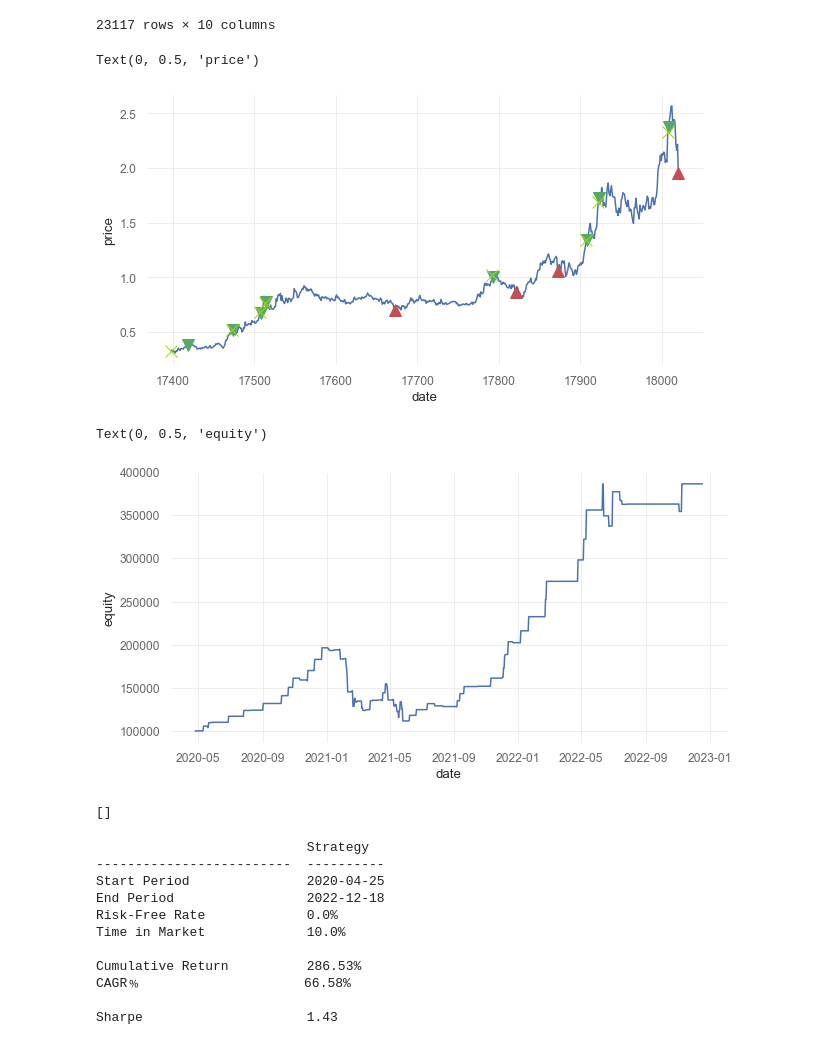
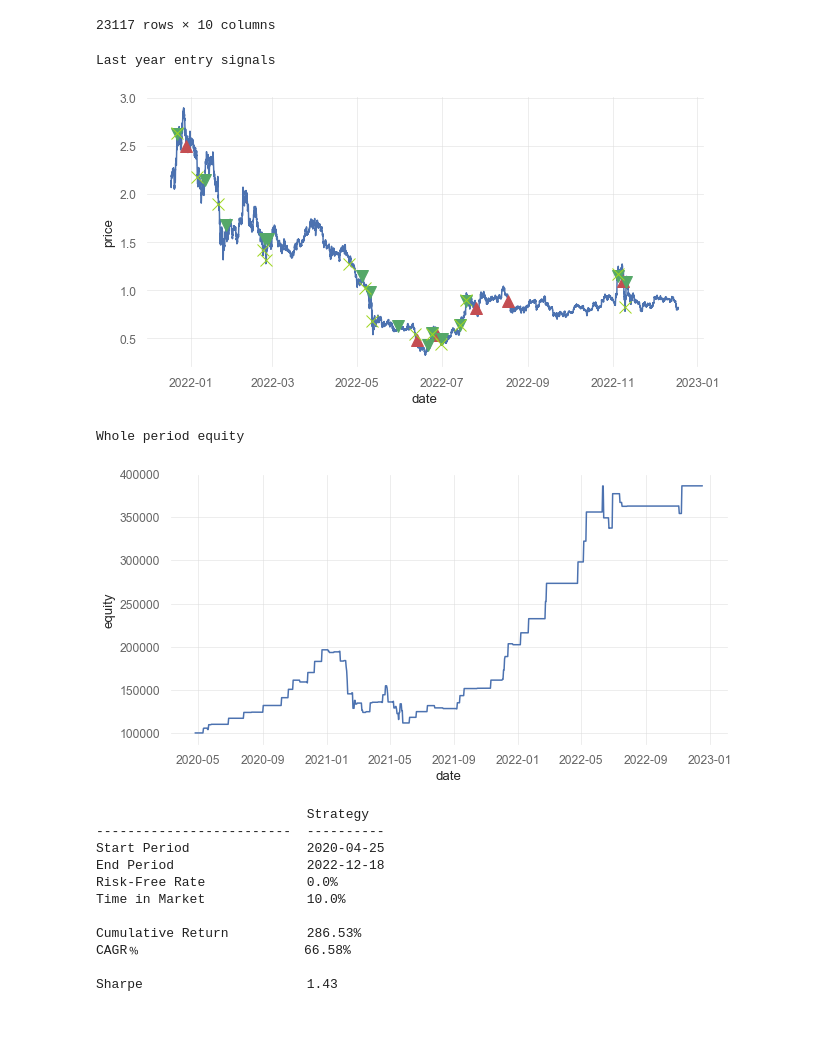
Before and after one commit to cryptic-core/crypto-strategy-backtest, a Jupyter notebook: aave-uni-bolll-backtest.ipynb, the cells around one changed output. Drawn from its saved outputs; the diff is of its cells as text; code cells hidden in the pictures.

Commit message:
fix entry plot timeline display

```diff
--- a/aave-uni-bolll-backtest.ipynb
+++ b/aave-uni-bolll-backtest.ipynb
@@ -428,28 +428,32 @@ dfh
 # %%
 
 # signal plot
 import matplotlib.pyplot as plt
 
-
-a,b=list(dfh[dfh['short_entry']!=0].iloc[:2].index)
-newbie=dfh[a-158:b+130]
+# take last short period
+#a,b=list(dfh[dfh['short_entry']!=0].iloc[:2].index)
+#newbie=dfh[a-158:b+130]
+newbie=dfh[-24*365:]
+newbie.set_index(newbie['Open time'],inplace=True)
 
 fig=plt.figure(figsize=(10,5))
 ax=fig.add_subplot(111)
 
 # Plot the data in the first subplot
 ax.plot(newbie['Close'],label='price')
 ax.plot(newbie['Close'][newbie['long_entry']==1],marker='^',markersize=12,lw=0,c='r',label='LONG_ENTRY')
 ax.plot(newbie['Close'][newbie['short_entry']==1],marker='v',markersize=12,lw=0,c='g',label='SHORT_ENTRY')
 
 ax.plot(newbie['Close'][newbie['short_exit']==1],marker='x',markersize=12,lw=0,c='#9fd71f',label='LONG_EXIT')
 ax.plot(newbie['Close'][newbie['long_exit']==-1],marker='x',markersize=12,lw=0,c='#e1679c',label='SHORT_EXIT')
 
 ax.set_xlabel('date')
 ax.set_ylabel('price')
+
+print('Last year entry signals')
 # %% [output]
-Text(0, 0.5, 'price')
+Last year entry signals
-[figure, old version]
+[figure, new version]
 # %%
 
 fig=plt.figure(figsize=(10,5))
@@ -460,13 +464,11 @@ ax.plot(qsdf['Close'],label='equity')
 
 ax.set_xlabel('date')
 ax.set_ylabel('equity')
+
+print('Whole period equity')
 # %% [output]
-Text(0, 0.5, 'equity')
+Whole period equity
 [figure]
-# %%
-qsdf.index[qsdf['Close'] < initCapital].tolist()
-# %% [output]
-[]
 # %%
 # quantstats reports
 
```
